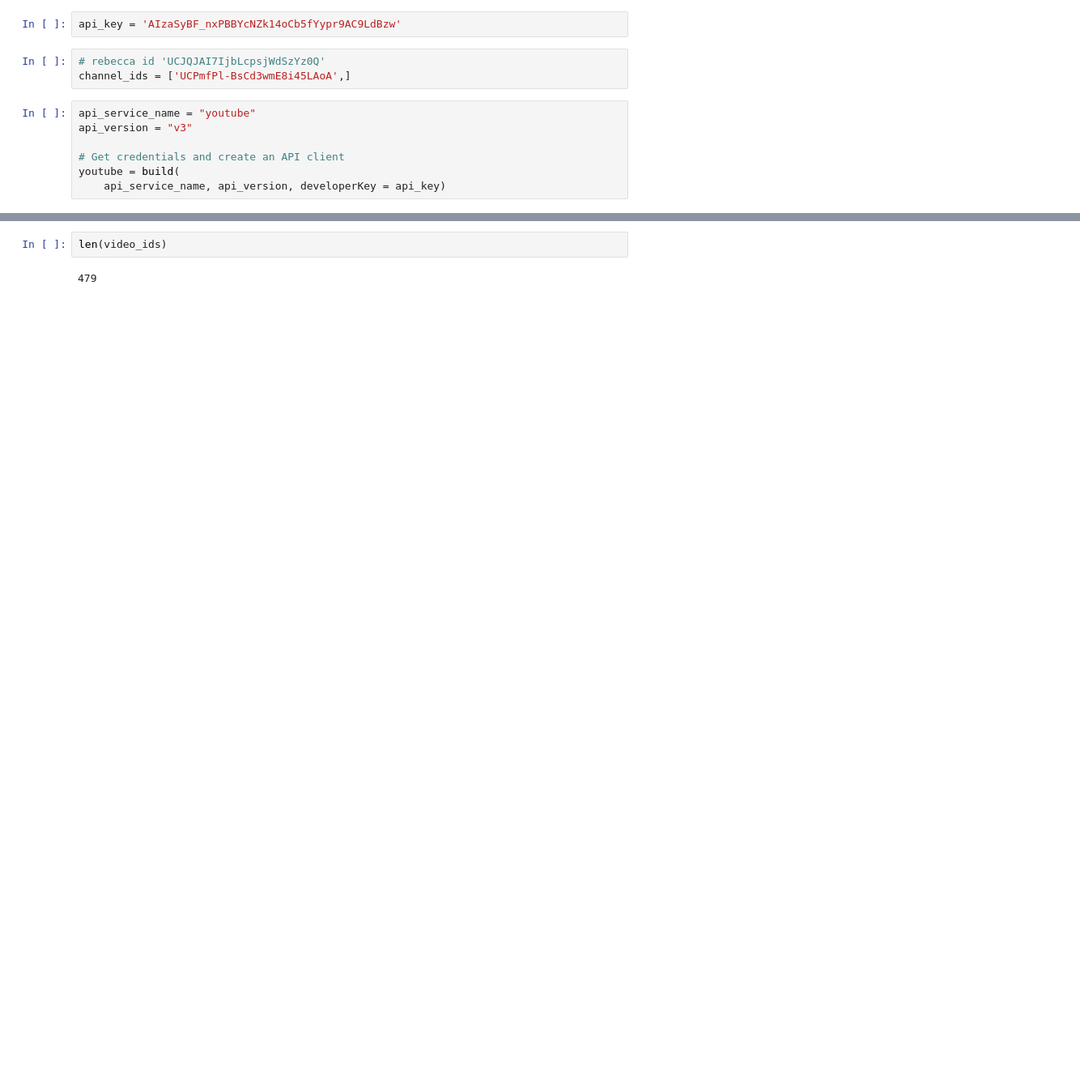
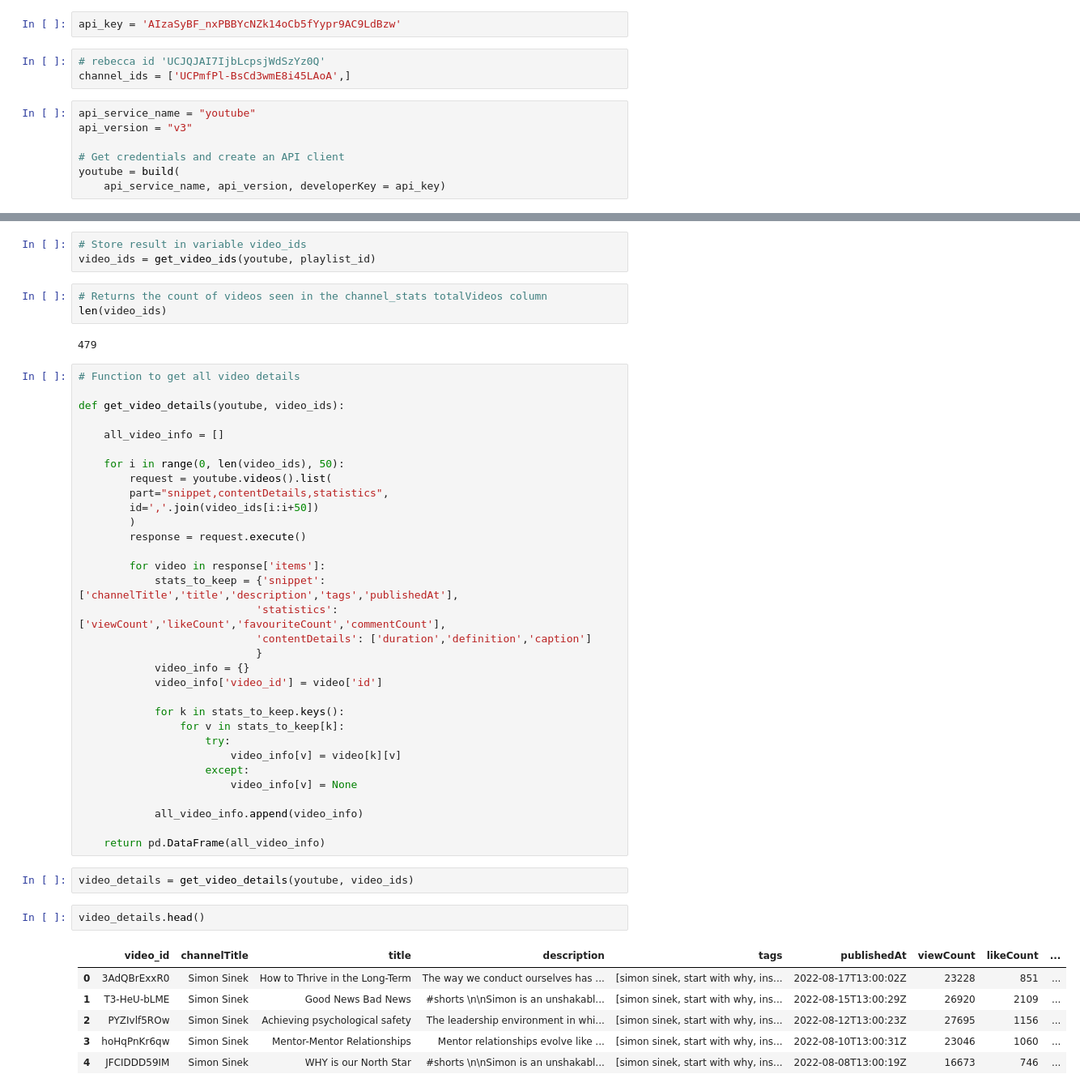
Before and after one commit to ManuelEspitia1/youtube-project, a Jupyter notebook: youtube.ipynb, the cells around one changed output, grey strips where cells are left out. Shown at 81% size. Saved outputs shown, nothing was run; the diff lists cells and outputs as text; blank space fills up the shorter version.

Commit message:
added code for comments

```diff
--- a/youtube.ipynb
+++ b/youtube.ipynb
@@ -139,4 +96,51 @@ video_ids = get_video_ids(youtube, playlist_id)
-# %%
-len(video_ids)
-# %% [output]
-479
+# %%
+# Store result in variable video_ids
+video_ids = get_video_ids(youtube, playlist_id)
+# %%
+# Returns the count of videos seen in the channel_stats totalVideos column
+len(video_ids)
+# %% [output]
+479
+# %%
+# Function to get all video details
+
+def get_video_details(youtube, video_ids):
+
+    all_video_info = []
+
+    for i in range(0, len(video_ids), 50):
+        request = youtube.videos().list(
+        part="snippet,contentDetails,statistics",
+        id=','.join(video_ids[i:i+50])
+        )
+        response = request.execute()
+
+        for video in response['items']:
+            stats_to_keep = {'snippet': ['channelTitle','title','description','tags','publishedAt'],
+                            'statistics': ['viewCount','likeCount','favouriteCount','commentCount'],
+                            'contentDetails': ['duration','definition','caption']
+                            }
+            video_info = {}
+            video_info['video_id'] = video['id']
+
+            for k in stats_to_keep.keys():
+                for v in stats_to_keep[k]:
+                    try:
+                        video_info[v] = video[k][v]
+                    except:
+                        video_info[v] = None
+
+            all_video_info.append(video_info)
+
+    return pd.DataFrame(all_video_info)
+# %%
+video_details = get_video_details(youtube, video_ids)
+# %%
+video_details.head()
+# %% [output]
+|  | video_id | channelTitle | title | description | tags | publishedAt | viewCount | likeCount | ... |
+| 0 | 3AdQBrExxR0 | Simon Sinek | How to Thrive in the Long-Term | The way we conduct ourselves has ... | [simon sinek, start with why, ins... | 2022-08-17T13:00:02Z | 23228 | 851 | ... |
+| 1 | T3-HeU-bLME | Simon Sinek | Good News Bad News | #shorts \n\nSimon is an unshakabl... | [simon sinek, start with why, ins... | 2022-08-15T13:00:29Z | 26920 | 2109 | ... |
+| 2 | PYZIvlf5ROw | Simon Sinek | Achieving psychological safety | The leadership environment in whi... | [simon sinek, start with why, ins... | 2022-08-12T13:00:23Z | 27695 | 1156 | ... |
+| 3 | hoHqPnKr6qw | Simon Sinek | Mentor-Mentor Relationships | Mentor relationships evolve like ... | [simon sinek, start with why, ins... | 2022-08-10T13:00:31Z | 23046 | 1060 | ... |
+| 4 | JFCIDDD59IM | Simon Sinek | WHY is our North Star | #shorts \n\nSimon is an unshakabl... | [simon sinek, start with why, ins... | 2022-08-08T13:00:19Z | 16673 | 746 | ... |
```
Also changed, not shown: parts of 11 cells of this notebook.
